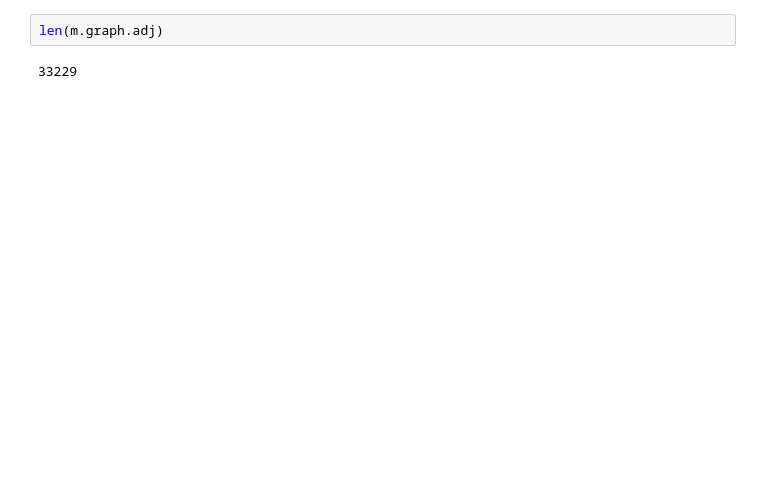
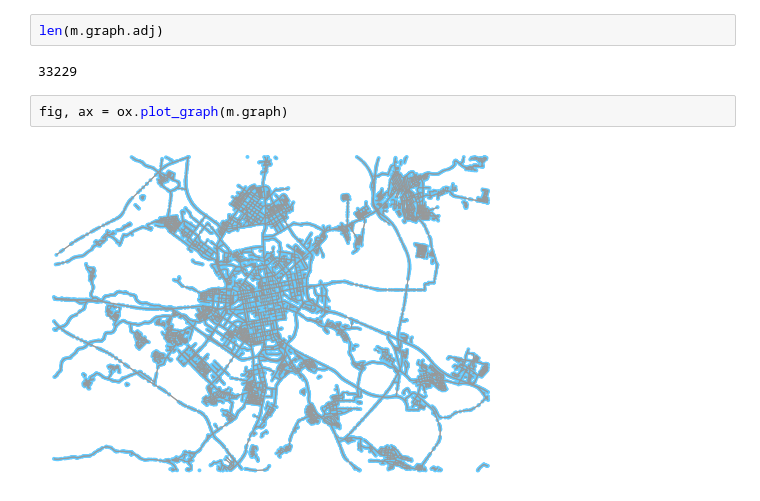
Before and after one commit to olyakrylo/Graph_Uni_Proj, a Jupyter notebook: Graphs.ipynb, the cells around one changed output. Cells and saved outputs as stored; diff of their text form; blank space fills up the shorter version.

```diff
--- a/Graphs.ipynb
+++ b/Graphs.ipynb
@@ -430,6 +460,10 @@ Wall time: 2.18 s
 len(m.graph.adj)
 # %% [output]
 33229
+# %%
+fig, ax = ox.plot_graph(m.graph)
+# %% [output]
+[figure, added]
 # %%
 n = 20    # кол-во домов
 objs = []
```
Also changed, not shown: parts of 8 cells of this notebook, 1 other file.
